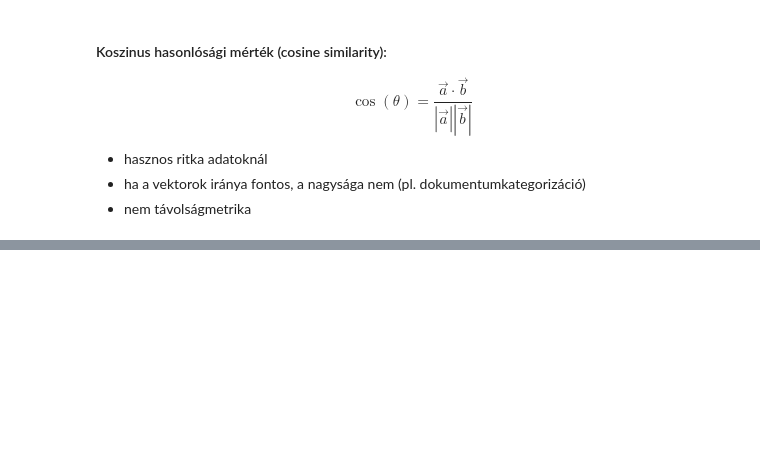
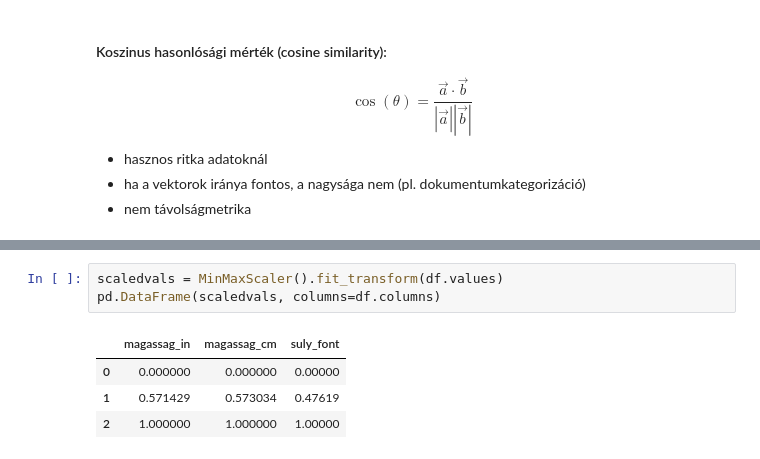
Before and after one commit to gyarmathy/BME_erdekessegek, a Jupyter notebook: BME_erdekessegek_02_klaszterezes_klasszifikacio.ipynb, the cells around one changed output, grey strips where cells are left out. Drawn from its saved outputs; the diff is of its cells as text; blank space fills up the shorter version.

```diff
--- a/BME_erdekessegek_02_klaszterezes_klasszifikacio.ipynb
+++ b/BME_erdekessegek_02_klaszterezes_klasszifikacio.ipynb
@@ -170,0 +261,8 @@ $$\cos(\theta )= \frac {\vec{a} \cdot \vec{b}} {|\vec{a}| |\vec{b}|}$$
+# %%
+scaledvals = MinMaxScaler().fit_transform(df.values)
+pd.DataFrame(scaledvals, columns=df.columns)
+# %% [output]
+|  | magassag_in | magassag_cm | suly_font |
+| 0 | 0.000000 | 0.000000 | 0.00000 |
+| 1 | 0.571429 | 0.573034 | 0.47619 |
+| 2 | 1.000000 | 1.000000 | 1.00000 |
```
Also changed, not shown: parts of 19 cells of this notebook, 13 other files.
